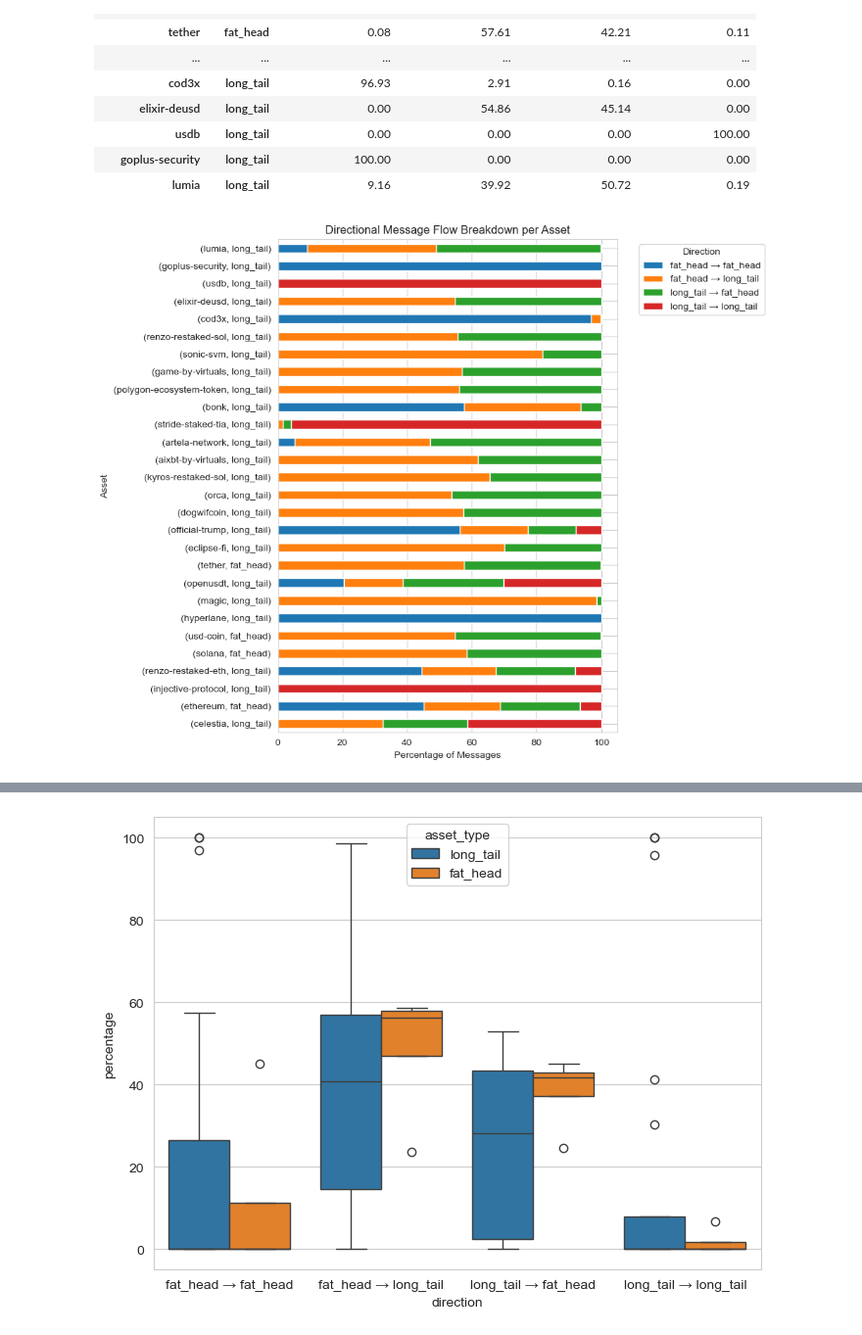
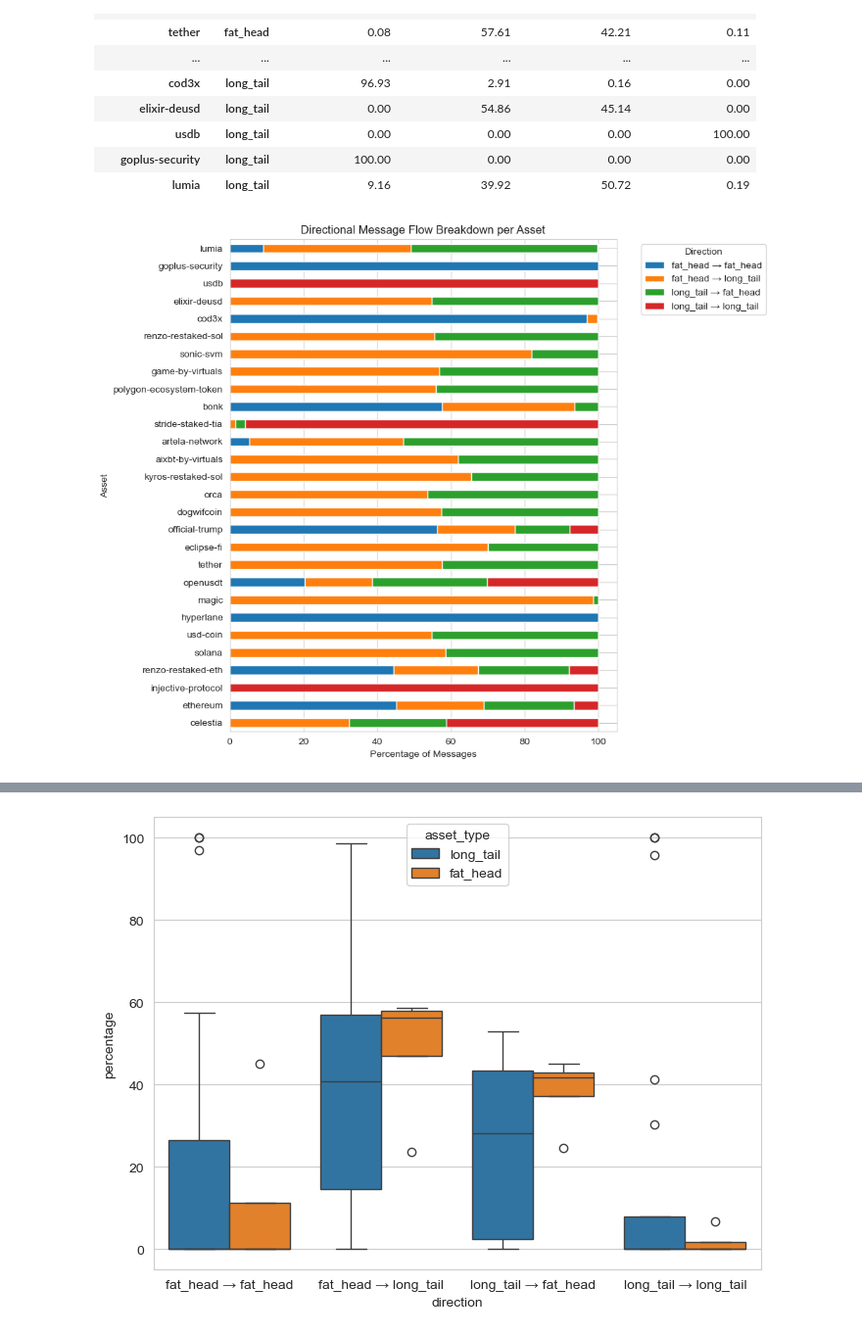
Before and after one commit to fabianriewe/hyperlane-jupyter, a Jupyter notebook: mcwr.ipynb, the cells around one changed output, grey strips where cells are left out. Shown at 98% size. Cells and saved outputs as stored; diff of their text form; code cells hidden in the pictures.

```diff
--- a/mcwr.ipynb
+++ b/mcwr.ipynb
@@ -163,29 +163,35 @@ percentage_breakdown
 | lumia | long_tail | 9.16 | 39.92 | 50.72 | 0.19 |
 # %%
 import matplotlib.pyplot as plt
-# Ensure consistent column order
+# Reset index to flatten multi-index
+plot_df = percentage_breakdown.reset_index()
+
+# Use only the 'asset' column for labels
+plot_df = plot_df.set_index('asset')
+
+# Reorder columns for consistent stack
 cols = [
     'fat_head → fat_head',
     'fat_head → long_tail',
     'long_tail → fat_head',
     'long_tail → long_tail'
 ]
 
-# Plot stacked bar chart
-percentage_breakdown[cols].plot(
+# Plot
+plot_df[cols].plot(
     kind='barh',
     stacked=True,
     figsize=(10, 8),
 )
 
 plt.xlabel("Percentage of Messages")
 plt.ylabel("Asset")
 plt.title("Directional Message Flow Breakdown per Asset")
 plt.legend(title="Direction", bbox_to_anchor=(1.05, 1), loc='upper left')
 plt.tight_layout()
 plt.show()
 # %% [output]
-[figure, old version]
+[figure, new version]
 # %%
 import seaborn as sns
 
```
Also changed, not shown: parts of 1 cell of this notebook.
